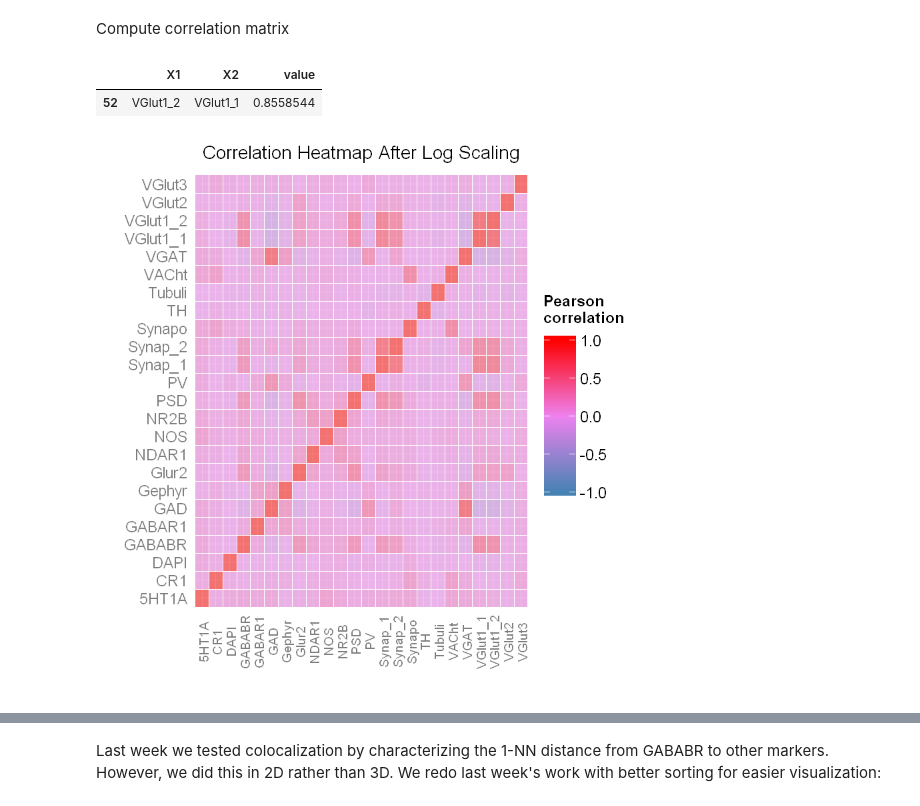
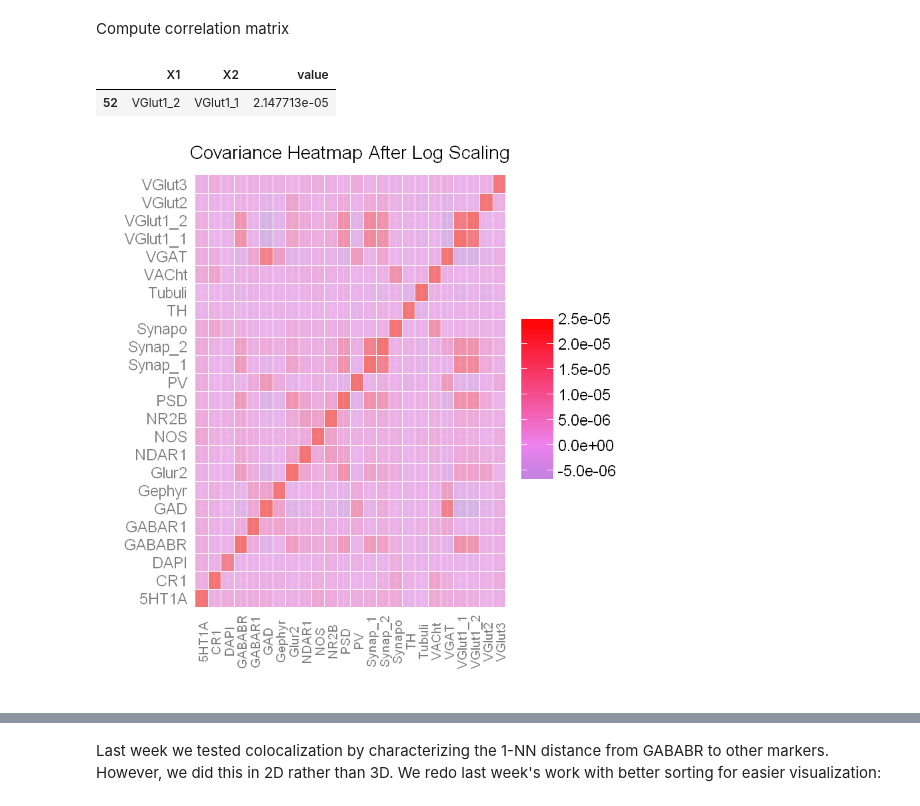
Before and after one commit to Upward-Spiral-Science/the-fat-boys, a Jupyter notebook: draft/IvanReport_4_27.ipynb, the cells around one changed output, grey strips where cells are left out. Drawn from its saved outputs; the diff is of its cells as text; code cells hidden in the pictures.

```diff
--- a/draft/IvanReport_4_27.ipynb
+++ b/draft/IvanReport_4_27.ipynb
@@ -126,40 +126,40 @@ flog <- subset(subsample_s, select=f0)
 # %% [markdown]
 Compute correlation matrix
 # %%
-result <- cor(flog)
+result <- cov(flog,flog)
 # %%
 library(reshape)
 library(naturalsort)
 library(ggplot2)
 
 temp <- melt(result)
 
 levels(temp[,1]) <- naturalsort(levels(temp[,1]))
 levels(temp[,2]) <- naturalsort(levels(temp[,2]))
 temp = temp[naturalorder(temp[,1]),]
 
 for (i in 4 * (0:(dim(result)[2] - 1)) + 1){
 	loop_temp <- temp[i:(i + 3),]
 	temp[i:(i + 3),] = loop_temp[naturalorder(temp[i:(i + 3),2]),]
 }
 
 temp$X1 <- gsub('_Int_Bright','',temp$X1)
 temp$X2 <- gsub('_Int_Bright','',temp$X2)
 
 base_size <- 20
 p1 <- ggplot(temp, aes(X2, X1, fill = value)) + geom_tile(alpha = 0.5, colour = "white") +
-scale_fill_gradient2(low = "steelblue", high = "red", mid = "violet", midpoint = 0, limit = c(-1,1), name = "Pearson\ncorrelation\n") +
+scale_fill_gradient2(low = "steelblue", high = "red", mid = "violet", name = "") +
 theme_grey(base_size = base_size) + labs(x = "", y = "") + scale_x_discrete(expand = c(0, 0)) + scale_y_discrete(expand = c(0, 0)) +
-ggtitle("Correlation Heatmap After Log Scaling") +
+ggtitle("Covariance Heatmap After Log Scaling") +
 theme(axis.ticks = element_blank(), plot.title = element_text(vjust=2), axis.text.x = element_text(angle=90, vjust = 0.6),
       text = element_text(size=14),axis.text.y = element_text(size = 14), legend.text=element_text(size=14),
       legend.title = element_text(size = 14)) + guides(fill = guide_colorbar(barwidth = 2, barheight = 10, title.position = "top", title.vjust = 10))
 
 temp[507,]
 p1
 # %% [output]
 |  | X1 | X2 | value |
-| 52 | VGlut1_2 | VGlut1_1 | 0.8558544 |
+| 52 | VGlut1_2 | VGlut1_1 | 2.147713e-05 |
-[figure, old version]
+[figure, new version]
 # %%
 p1
```
Also changed, not shown: parts of 1 cell of this notebook, 8 other files.
